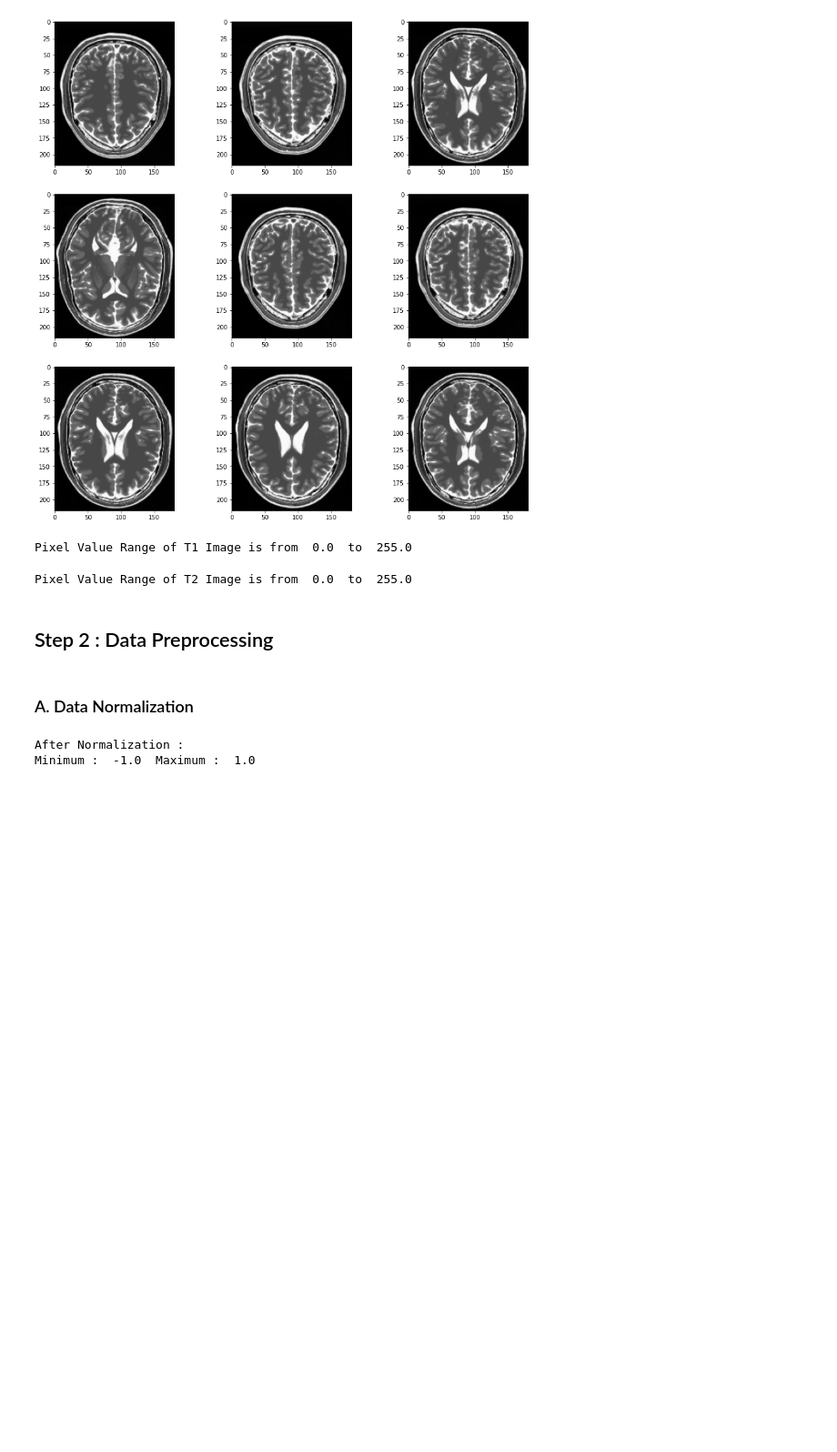
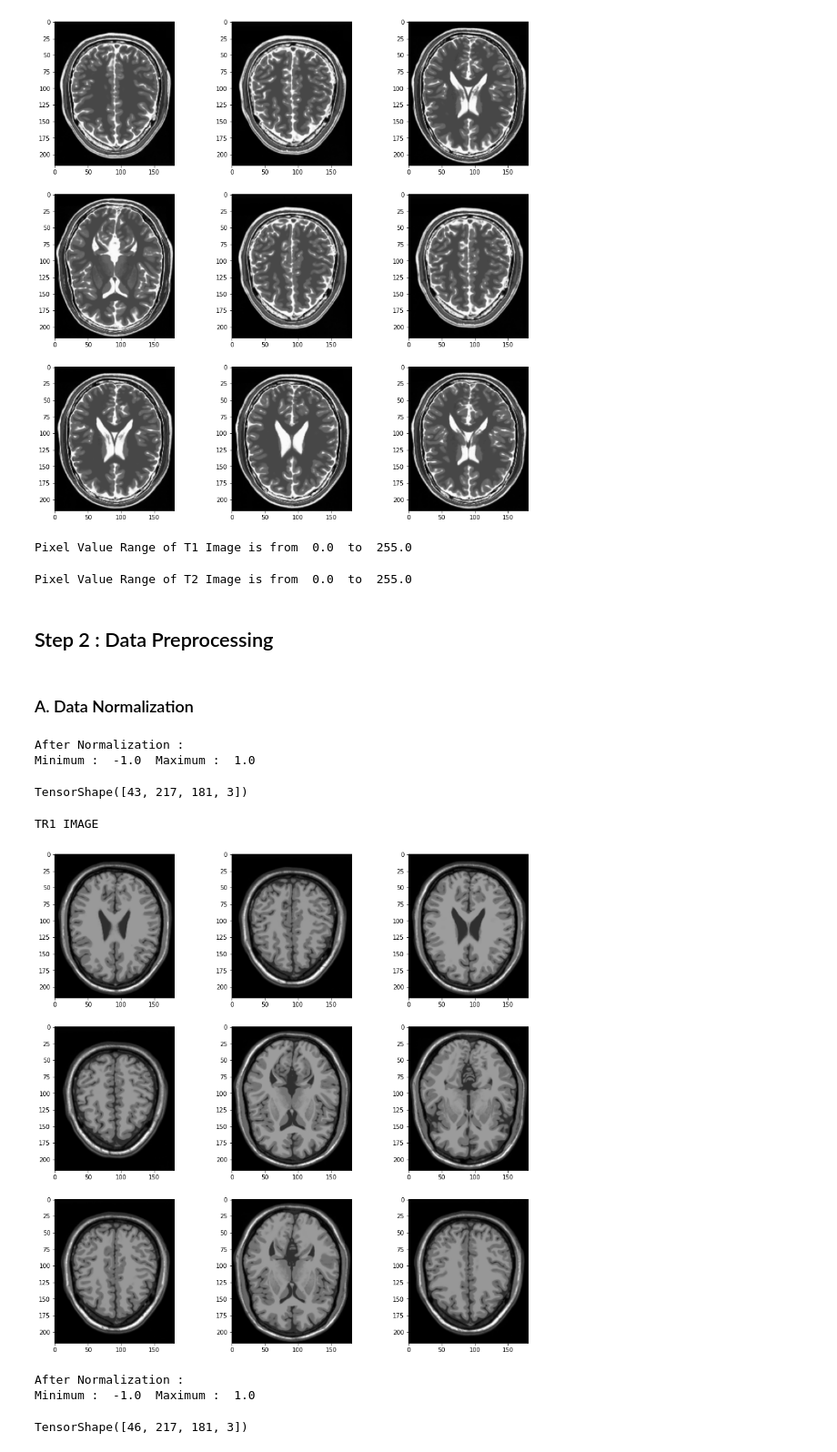
Before and after one commit to chaitsugale/Style-Transfer-using-CycleGAN, a Jupyter notebook: Style_Transfer_MR1_T1_T2_Cyclic_GAN_Capstone_Project_Chaitanya.ipynb, the cells around one changed output. Shown at 91% size. Drawn from its saved outputs; the diff is of its cells as text; code cells hidden in the pictures; blank space fills up the shorter version.

```diff
--- a/Style_Transfer_MR1_T1_T2_Cyclic_GAN_Capstone_Project_Chaitanya.ipynb
+++ b/Style_Transfer_MR1_T1_T2_Cyclic_GAN_Capstone_Project_Chaitanya.ipynb
@@ -232,3 +232,44 @@ print('Minimum : ',np.min(first_image),' Maximum : ',np.max(first_image))
 # %% [output]
 After Normalization :
 Minimum :  -1.0  Maximum :  1.0
+# %%
+# checking shape of batch
+
+image_t1_batch = next(iter(normalize_t1))
+
+image_t1_batch.shape
+# %% [output]
+TensorShape([43, 217, 181, 3])
+# %%
+# visualizing data for T1 dataset after normalization
+
+plt.figure(figsize=(15,15))
+
+print("TR1 IMAGE")
+
+for images_2 in normalize_t1.take(1):
+  for i in range(9):
+    ax = plt.subplot(3, 3, i + 1)
+    plt.imshow((images_2[i]*127.5+127.5).numpy().astype('uint8'))
+# %% [output]
+TR1 IMAGE
+[figure, added]
+# %%
+normalize_t2 = t2_image.map(lambda x: (normalization_layer(x)))
+
+image_batch_2 = next(iter(normalize_t1))
+
+first_image = image_batch_2[0]
+
+print('After Normalization : ')
+
+print('Minimum : ',np.min(first_image),' Maximum : ',np.max(first_image))
+# %% [output]
+After Normalization :
+Minimum :  -1.0  Maximum :  1.0
+# %%
+image_t2_batch = next(iter(normalize_t2))
+
+image_t2_batch.shape
+# %% [output]
+TensorShape([46, 217, 181, 3])
```
Also changed, not shown: parts of 1 cell of this notebook.
